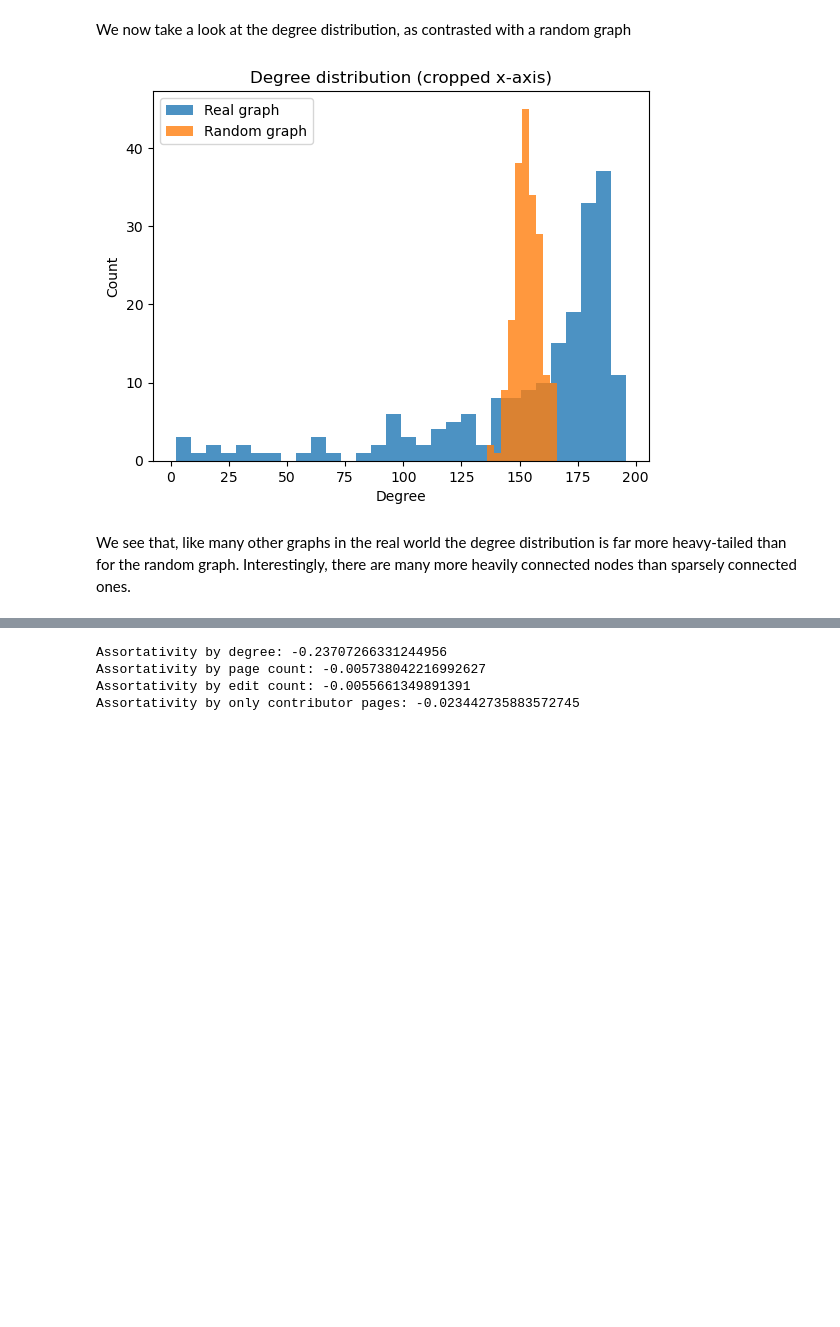
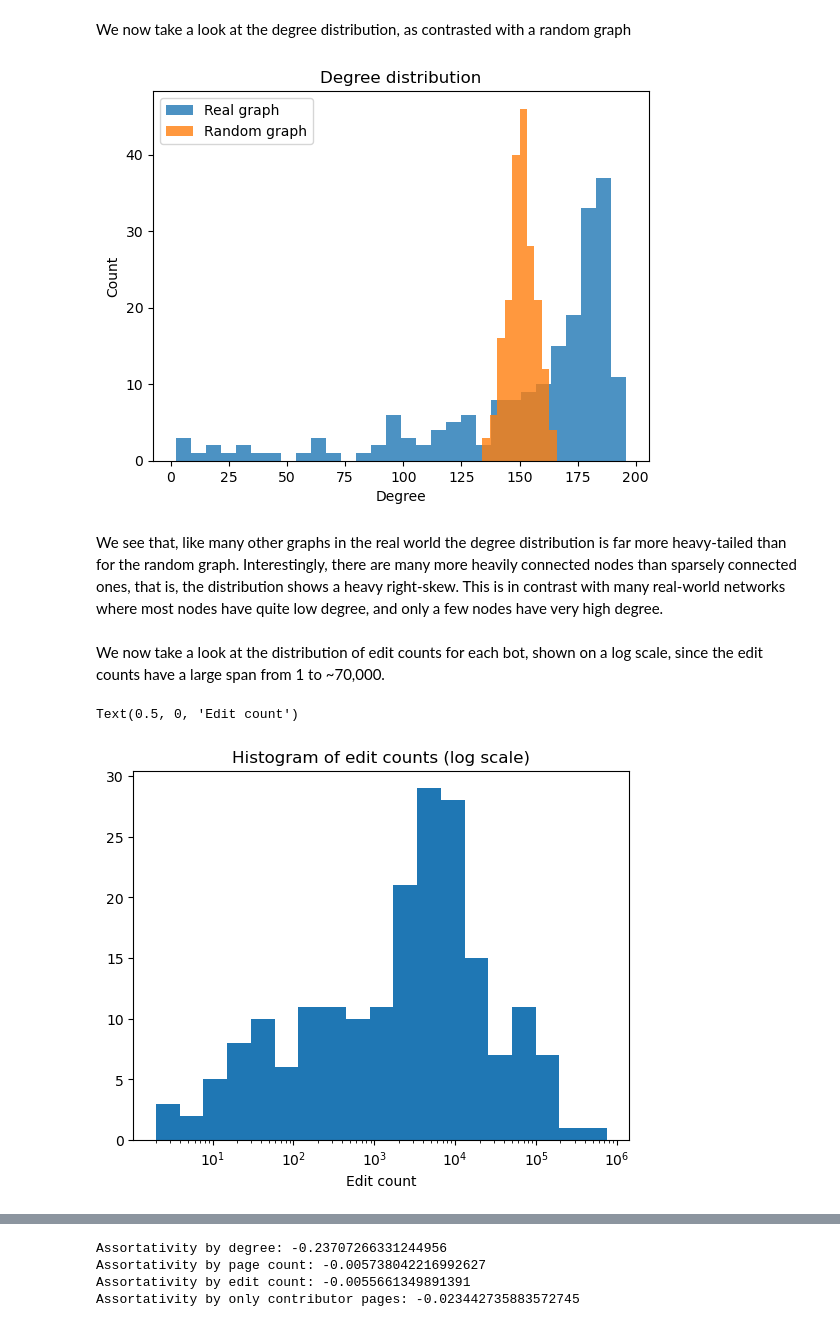
Before and after one commit to CSS-project-02467/CSS_Project, a Jupyter notebook: wikipedia.ipynb, the cells around one changed output, grey strips where cells are left out. Saved outputs shown, nothing was run; the diff lists cells and outputs as text; code cells hidden in the pictures; blank space fills up the shorter version.

```diff
--- a/wikipedia.ipynb
+++ b/wikipedia.ipynb
@@ -76,6 +84,11 @@ nx.set_edge_attributes(G, edge_dict)
 # %% [markdown]
 In the construction of the graph, we took note of those pages where only one bot have contributed to, and now we can add the number of pages contributed to solely by a certain bot to our bot data:
 # %%
+# Add new data to the bots dataframe
 only_contributor = pd.DataFrame(list(only_contributor.items()), columns=['name', 'only contributor count'])
 bots_dataframe = pd.merge(bots_dataframe, only_contributor, on='name', how='outer').fillna({'only contributor count':0})
-bots_dataframe
+bots_dataframe['degree'] = bots_dataframe['name'].apply(lambda name: dict(G.degree)[name])
+
+# Set node attributes
+attribute_dict = bots_dataframe.set_index('name').T.to_dict('dict')
+nx.set_node_attributes(G, attribute_dict)
@@ -124,7 +123,12 @@ G_random = nx.gnp_random_graph(n_nodes, p)
 # %% [markdown]
 We now take a look at the degree distribution, as contrasted with a random graph
 # %%
+# Generating a random graph to compare with
+p = 2*n_edges/(n_nodes*(n_nodes-1))
+G_random = nx.gnp_random_graph(n_nodes, p)
 g_deg_random = dict(G_random.degree).values()
+
+# Plotting
 g_deg = dict(G.degree).values()
 plt.hist(g_deg, alpha=0.8,bins=30, label='Real graph')
 plt.hist(g_deg_random, alpha=0.8, label='Random graph')
@@ -134,6 +138,17 @@ plt.ylabel('Count')
 plt.legend()
 plt.show()
 # %% [output]
-[figure, old version]
+[figure, new version]
 # %% [markdown]
-We see that, like many other graphs in the real world the degree distribution is far more heavy-tailed than for the random graph. Interestingly, there are many more heavily connected nodes than sparsely connected ones.
+We see that, like many other graphs in the real world the degree distribution is far more heavy-tailed than for the random graph. Interestingly, there are many more heavily connected nodes than sparsely connected ones, that is, the distribution shows a heavy right-skew. This is in contrast with many real-world networks where most nodes have quite low degree, and only a few nodes have very high degree.
+# %% [markdown]
+We now take a look at the distribution of edit counts for each bot, shown on a log scale, since the edit counts have a large span from 1 to ~70,000.
+# %%
+counts = bots_dataframe['edit_count']
+plt.hist(bots_dataframe['edit_count'], bins=np.logspace(np.log10(min(counts)), np.log10(max(counts)), 20))
+plt.xscale('log')
+plt.title('Histogram of edit counts (log scale)')
+plt.xlabel('Edit count')
+# %% [output]
+Text(0.5, 0, 'Edit count')
+[figure, added]
```
Also changed, not shown: parts of 54 cells of this notebook, 3 other files.
